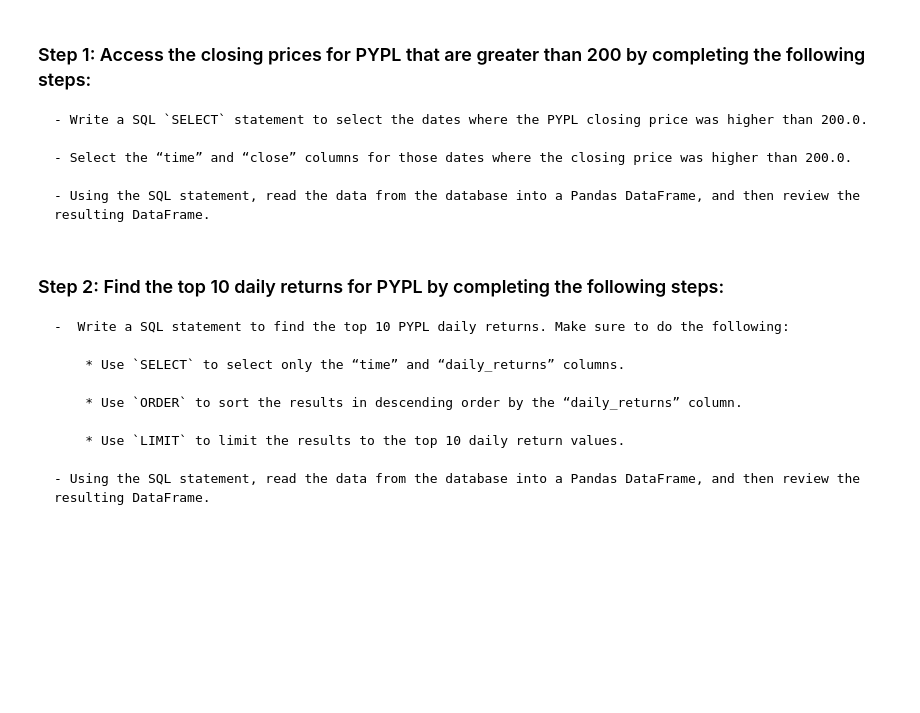
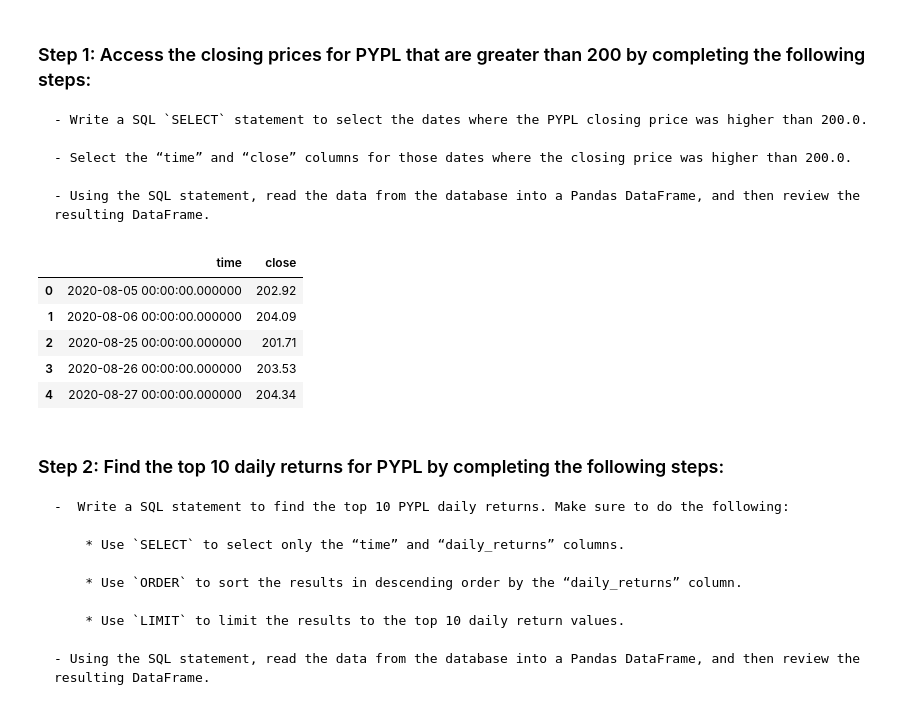
Before and after one commit to quinnwong31/PassiveInvestingWithETF, a Jupyter notebook: etf_analyzer.ipynb, the cells around one changed output. Cells and saved outputs as stored; diff of their text form; code cells hidden in the pictures; blank space fills up the shorter version.

```diff
--- a/etf_analyzer.ipynb
+++ b/etf_analyzer.ipynb
@@ -232,13 +232,20 @@ Complete the following steps:
 # %%
 # Write a SQL SELECT statement to select the time and close columns
 # where the PYPL closing price was higher than 200.0.
-query = # YOUR CODE HERE
+query = 'SELECT time, close FROM PYPL WHERE close > 200.0'
 
 # Using the query, read the data from the database into a Pandas DataFrame
-pypl_higher_than_200 = # YOUR CODE HERE
+pypl_higher_than_200 = pd.read_sql_query(query, con=engine)
 
 # Review the resulting DataFrame
-# YOUR CODE HERE
+pypl_higher_than_200.head()
+# %% [output]
+|  | time | close |
+| 0 | 2020-08-05 00:00:00.000000 | 202.92 |
+| 1 | 2020-08-06 00:00:00.000000 | 204.09 |
+| 2 | 2020-08-25 00:00:00.000000 | 201.71 |
+| 3 | 2020-08-26 00:00:00.000000 | 203.53 |
+| 4 | 2020-08-27 00:00:00.000000 | 204.34 |
 # %% [markdown]
 ### Step 2: Find the top 10 daily returns for PYPL by completing the following steps:
 
```
Also changed, not shown: parts of 1 cell of this notebook.
